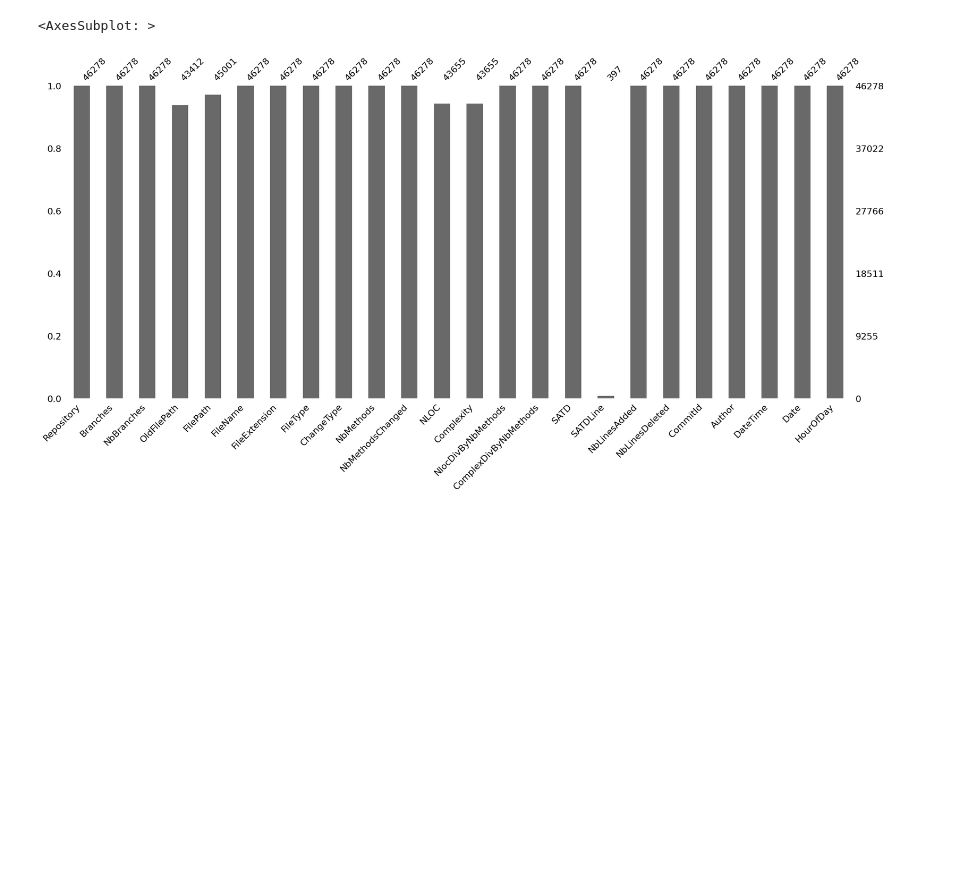
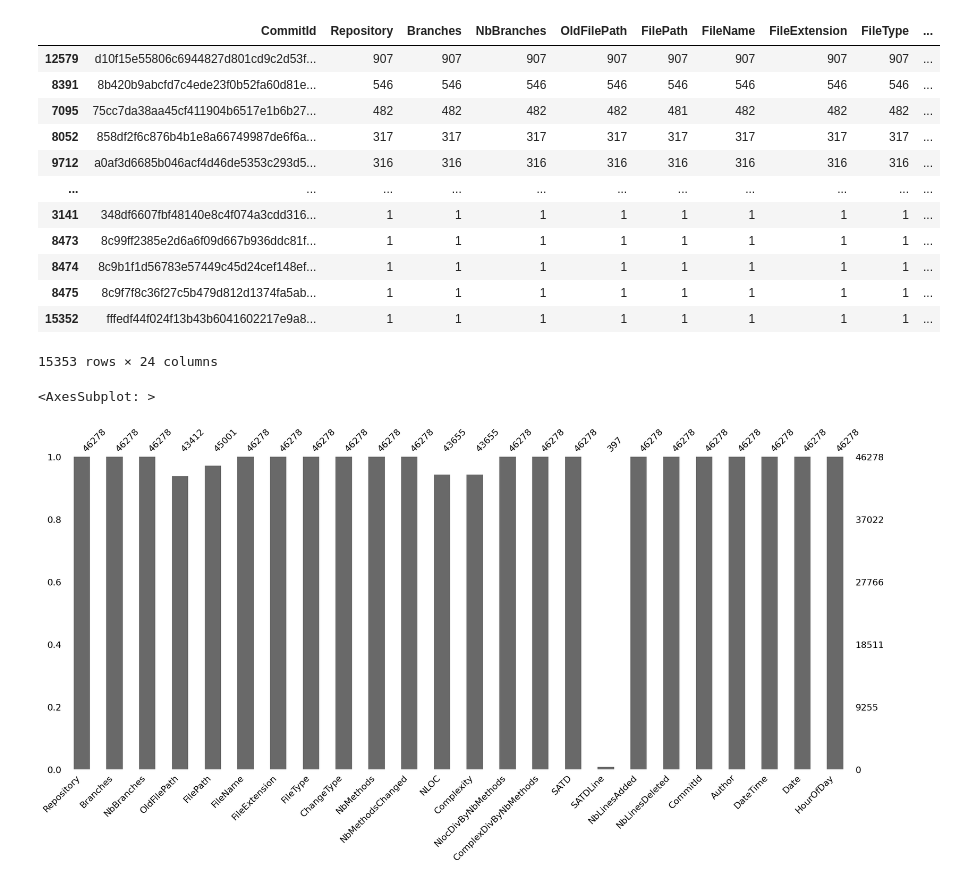
Before and after one commit to exterm/uvm-mocs, a Jupyter notebook: project/analyze_gitdelver.ipynb, the cells around one changed output. Cells and saved outputs as stored; diff of their text form; code cells hidden in the pictures; blank space fills up the shorter version.

```diff
--- a/project/analyze_gitdelver.ipynb
+++ b/project/analyze_gitdelver.ipynb
@@ -18,6 +18,22 @@ files_pd_all = pd.concat(files_pd)
 files_pd_all["DateTime"] = pd.to_datetime(files_pd_all["DateTime"],format="%Y-%m-%d %H:%M:%S%z",utc=True)
 files_pd_all["Date"]  = files_pd_all["DateTime"].dt.date
 commits_pd = [pd.read_csv(file) for file in commits_history]
+# %%
+files_pd_all.groupby(["CommitId"]).count().reset_index().sort_values(["Repository"], ascending=False)
+# %% [output]
+|  | CommitId | Repository | Branches | NbBranches | OldFilePath | FilePath | FileName | FileExtension | FileType | ... |
+| 12579 | d10f15e55806c6944827d801cd9c2d53f... | 907 | 907 | 907 | 907 | 907 | 907 | 907 | 907 | ... |
+| 8391 | 8b420b9abcfd7c4ede23f0b52fa60d81e... | 546 | 546 | 546 | 546 | 546 | 546 | 546 | 546 | ... |
+| 7095 | 75cc7da38aa45cf411904b6517e1b6b27... | 482 | 482 | 482 | 482 | 481 | 482 | 482 | 482 | ... |
+| 8052 | 858df2f6c876b4b1e8a66749987de6f6a... | 317 | 317 | 317 | 317 | 317 | 317 | 317 | 317 | ... |
+| 9712 | a0af3d6685b046acf4d46de5353c293d5... | 316 | 316 | 316 | 316 | 316 | 316 | 316 | 316 | ... |
+| ... | ... | ... | ... | ... | ... | ... | ... | ... | ... | ... |
+| 3141 | 348df6607fbf48140e8c4f074a3cdd316... | 1 | 1 | 1 | 1 | 1 | 1 | 1 | 1 | ... |
+| 8473 | 8c99ff2385e2d6a6f09d667b936ddc81f... | 1 | 1 | 1 | 1 | 1 | 1 | 1 | 1 | ... |
+| 8474 | 8c9b1f1d56783e57449c45d24cef148ef... | 1 | 1 | 1 | 1 | 1 | 1 | 1 | 1 | ... |
+| 8475 | 8c9f7f8c36f27c5b479d812d1374fa5ab... | 1 | 1 | 1 | 1 | 1 | 1 | 1 | 1 | ... |
+| 15352 | fffedf44f024f13b43b6041602217e9a8... | 1 | 1 | 1 | 1 | 1 | 1 | 1 | 1 | ... |
+15353 rows × 24 columns
 # %%
 import missingno as msno
 
```
Also changed, not shown: parts of 7 cells of this notebook, 4 other files.
